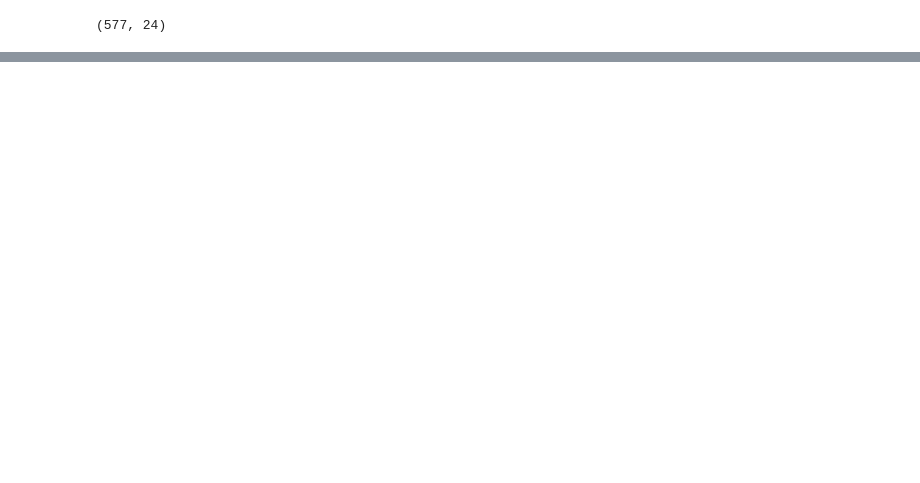
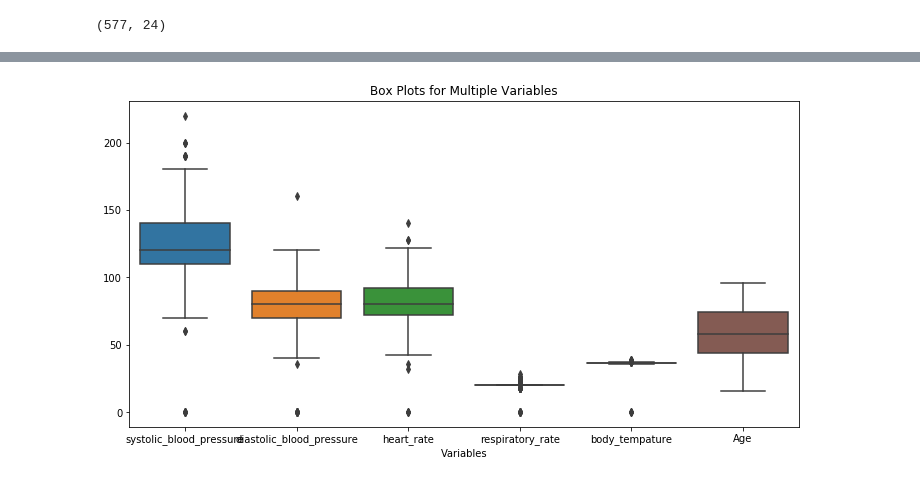
Before and after one commit to deonjoshua/AI_Based_Triage_ER, a Jupyter notebook: Cleaning.ipynb, the cells around one changed output, grey strips where cells are left out. Saved outputs shown, nothing was run; the diff lists cells and outputs as text; code cells hidden in the pictures; blank space fills up the shorter version.

```diff
--- a/Cleaning.ipynb
+++ b/Cleaning.ipynb
@@ -81,0 +196,17 @@ memory usage: 112.7+ KB
+# %%
+
+# Variables to create box plots for
+columns = ['systolic_blood_pressure', 'diastolic_blood_pressure', 'heart_rate', 'respiratory_rate', 'body_tempature','Age']
+
+# Create a box plot for each variable
+plt.figure(figsize=(12, 6))
+sns.boxplot(data=df_cleaned[columns])
+
+# Set the title and x-axis labels
+plt.title("Box Plots for Multiple Variables")
+plt.xlabel("Variables")
+
+# Show the plot
+plt.show()
+# %% [output]
+[figure, added]
```
Also changed, not shown: parts of 12 cells of this notebook.
